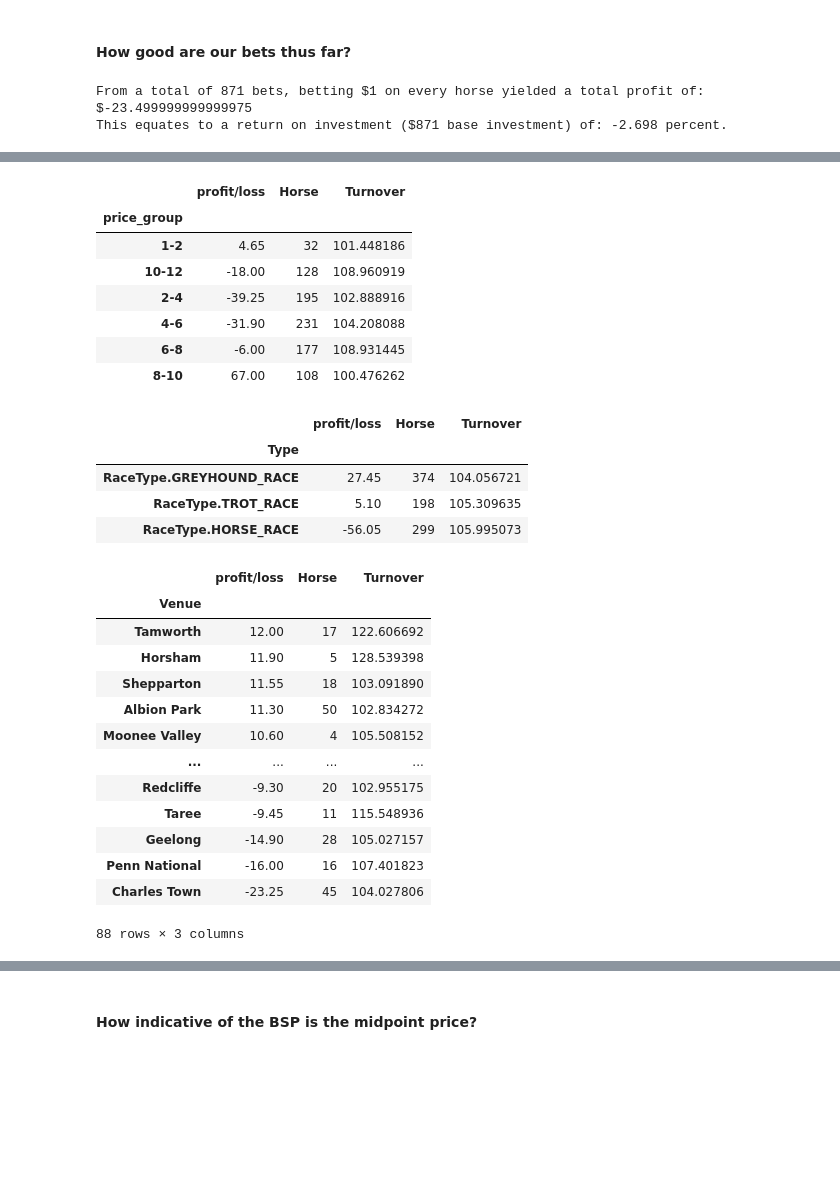
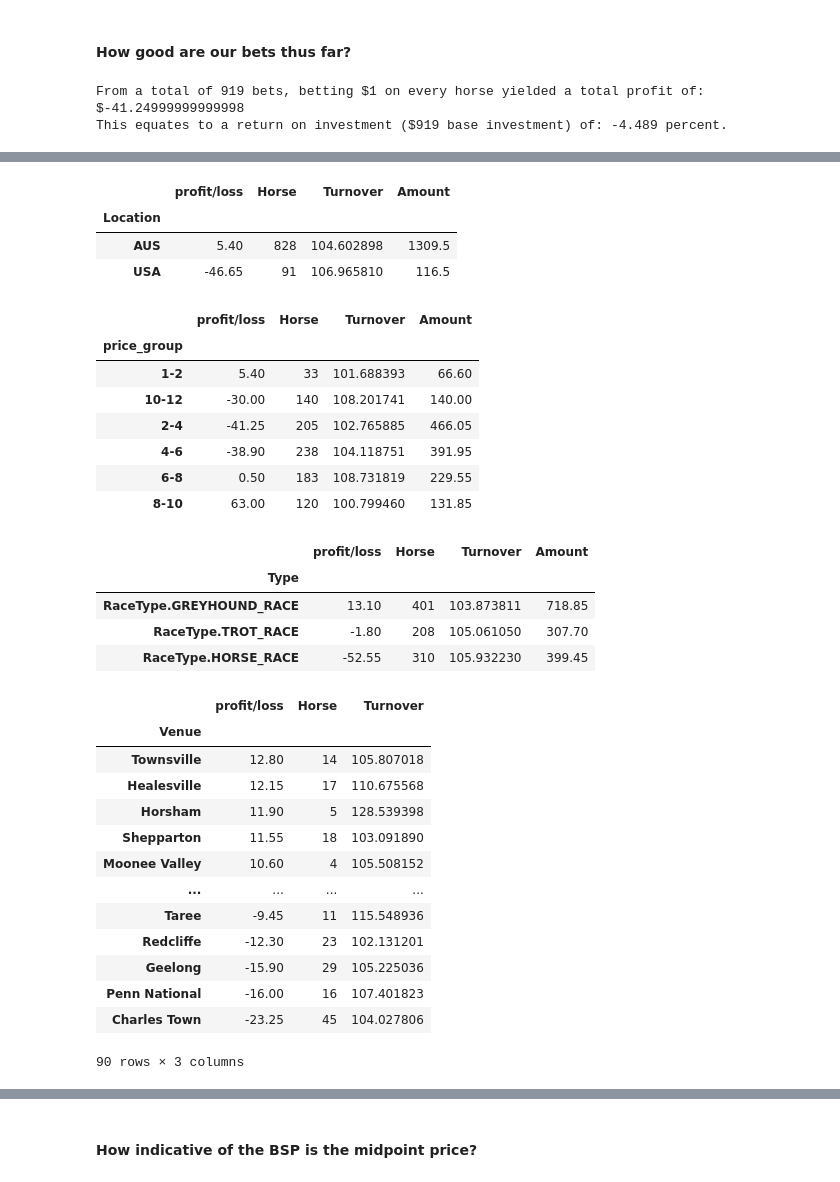
Before and after one commit to CNPCNPCNP/Horseracing-Arbitrage, a Jupyter notebook: log_data_analysis.ipynb, the cells around one changed output, grey strips where cells are left out. Cells and saved outputs as stored; diff of their text form; code cells hidden in the pictures; blank space fills up the shorter version.

```diff
--- a/log_data_analysis.ipynb
+++ b/log_data_analysis.ipynb
@@ -31,8 +62,10 @@ returns = profit / len(all_bets) * 100
 location_returns = all_bets.groupby('Location')['profit/loss'].sum()
 location_returns_n = all_bets.groupby('Location')['Horse'].count()
 location_returns_t = all_bets.groupby('Location')['Turnover'].mean()
+location_returns_amount = all_bets.groupby('Location')['Amount'].sum()
 location_returns = pd.DataFrame(location_returns.sort_values(ascending=False)).merge(location_returns_n, left_index=True, right_index=True)
 location_returns = location_returns.merge(location_returns_t, left_index=True, right_index=True)
+location_returns = location_returns.merge(location_returns_amount, left_index=True, right_index=True)
 
 venue_returns = all_bets.groupby('Venue')['profit/loss'].sum()
 venue_returns_n = all_bets.groupby('Venue')['Horse'].count()
@@ -43,8 +76,18 @@ venue_returns = venue_returns.merge(venure_returns_t, left_index=True, right_ind
 race_type_returns = all_bets.groupby('Type')['profit/loss'].sum()
 race_type_returns_n = all_bets.groupby('Type')['Horse'].count()
 race_type_returns_t = all_bets.groupby('Type')['Turnover'].mean()
+race_type_returns_amount = all_bets.groupby('Type')['Amount'].sum()
 race_type_returns = pd.DataFrame(race_type_returns.sort_values(ascending=False)).merge(race_type_returns_n, left_index=True, right_index=True)
 race_type_returns = race_type_returns.merge(race_type_returns_t, left_index=True, right_index=True)
+race_type_returns = race_type_returns.merge(race_type_returns_amount, left_index=True, right_index=True)
+
+aus_type_returns = all_bets.groupby(['Location', 'Type'])['profit/loss'].sum()
+aus_type_returns_n = all_bets.groupby(['Location', 'Type'])['Horse'].count()
+aus_type_returns_t = all_bets.groupby(['Location', 'Type'])['Turnover'].mean()
+aus_type_returns_amount = all_bets.groupby(['Location', 'Type'])['Amount'].sum()
+aus_type_returns = pd.DataFrame(aus_type_returns.sort_values(ascending=False)).merge(aus_type_returns_n, left_index=True, right_index=True)
+aus_type_returns = aus_type_returns.merge(aus_type_returns_t, left_index=True, right_index=True)
+aus_type_returns = aus_type_returns.merge(aus_type_returns_amount, left_index=True, right_index=True)
 # %%
 # let's group the data by price and see if there is a difference in profit/loss and turnover by price:
 conditions = [(all_bets['Price'] >= 1) & (all_bets['Price'] < 2),
@@ -66,18 +109,21 @@ all_bets['price_group'] = np.select(conditions, price_group)
 price_type_returns = all_bets.groupby('price_group')['profit/loss'].sum()
 price_type_returns_n = all_bets.groupby('price_group')['Horse'].count()
 price_type_returns_t = all_bets.groupby('price_group')['Turnover'].mean()
+price_type_returns_amount = all_bets.groupby('price_group')['Amount'].sum()
 price_type_returns = pd.DataFrame(price_type_returns).merge(price_type_returns_n, left_index=True, right_index=True)
 price_type_returns = price_type_returns.merge(price_type_returns_t, left_index=True, right_index=True)
+price_type_returns = price_type_returns.merge(price_type_returns_amount, left_index=True, right_index=True)
 # %% [markdown]
 #### How good are our bets thus far?
 # %%
 print(f'From a total of {len(all_bets)} bets, betting $1 on every horse yielded a total profit of: ${profit}')
 print(f'This equates to a return on investment (${len(all_bets)} base investment) of: {round(returns, 3)} percent.')
 
+display(aus_type_returns)
 display(location_returns)
 display(price_type_returns)
 display(race_type_returns)
 display(venue_returns)
 # %% [output]
-From a total of 871 bets, betting $1 on every horse yielded a total profit of: $-23.499999999999975
-This equates to a return on investment ($871 base investment) of: -2.698 percent.
+From a total of 919 bets, betting $1 on every horse yielded a total profit of: $-41.24999999999998
+This equates to a return on investment ($919 base investment) of: -4.489 percent.
@@ -88,30 +136,34 @@ This equates to a return on investment ($871 base investment) of: -2.698 percent
-|  | profit/loss | Horse | Turnover |
-| price_group |  |  |  |
-| 1-2 | 4.65 | 32 | 101.448186 |
-| 10-12 | -18.00 | 128 | 108.960919 |
-| 2-4 | -39.25 | 195 | 102.888916 |
-| 4-6 | -31.90 | 231 | 104.208088 |
-| 6-8 | -6.00 | 177 | 108.931445 |
-| 8-10 | 67.00 | 108 | 100.476262 |
+|  | profit/loss | Horse | Turnover | Amount |
+| Location |  |  |  |  |
+| AUS | 5.40 | 828 | 104.602898 | 1309.5 |
+| USA | -46.65 | 91 | 106.965810 | 116.5 |
-|  | profit/loss | Horse | Turnover |
-| Type |  |  |  |
-| RaceType.GREYHOUND_RACE | 27.45 | 374 | 104.056721 |
-| RaceType.TROT_RACE | 5.10 | 198 | 105.309635 |
-| RaceType.HORSE_RACE | -56.05 | 299 | 105.995073 |
+|  | profit/loss | Horse | Turnover | Amount |
+| price_group |  |  |  |  |
+| 1-2 | 5.40 | 33 | 101.688393 | 66.60 |
+| 10-12 | -30.00 | 140 | 108.201741 | 140.00 |
+| 2-4 | -41.25 | 205 | 102.765885 | 466.05 |
+| 4-6 | -38.90 | 238 | 104.118751 | 391.95 |
+| 6-8 | 0.50 | 183 | 108.731819 | 229.55 |
+| 8-10 | 63.00 | 120 | 100.799460 | 131.85 |
-|  | profit/loss | Horse | Turnover |
-| Venue |  |  |  |
-| Tamworth | 12.00 | 17 | 122.606692 |
-| Horsham | 11.90 | 5 | 128.539398 |
-| Shepparton | 11.55 | 18 | 103.091890 |
-| Albion Park | 11.30 | 50 | 102.834272 |
-| Moonee Valley | 10.60 | 4 | 105.508152 |
-| ... | ... | ... | ... |
-| Redcliffe | -9.30 | 20 | 102.955175 |
-| Taree | -9.45 | 11 | 115.548936 |
-| Geelong | -14.90 | 28 | 105.027157 |
-| Penn National | -16.00 | 16 | 107.401823 |
-| Charles Town | -23.25 | 45 | 104.027806 |
+|  | profit/loss | Horse | Turnover | Amount |
+| Type |  |  |  |  |
+| RaceType.GREYHOUND_RACE | 13.10 | 401 | 103.873811 | 718.85 |
+| RaceType.TROT_RACE | -1.80 | 208 | 105.061050 | 307.70 |
+| RaceType.HORSE_RACE | -52.55 | 310 | 105.932230 | 399.45 |
+|  | profit/loss | Horse | Turnover |
+| Venue |  |  |  |
+| Townsville | 12.80 | 14 | 105.807018 |
+| Healesville | 12.15 | 17 | 110.675568 |
+| Horsham | 11.90 | 5 | 128.539398 |
+| Shepparton | 11.55 | 18 | 103.091890 |
+| Moonee Valley | 10.60 | 4 | 105.508152 |
+| ... | ... | ... | ... |
+| Taree | -9.45 | 11 | 115.548936 |
+| Redcliffe | -12.30 | 23 | 102.131201 |
+| Geelong | -15.90 | 29 | 105.225036 |
+| Penn National | -16.00 | 16 | 107.401823 |
+| Charles Town | -23.25 | 45 | 104.027806 |
-88 rows × 3 columns
+90 rows × 3 columns
 # %%
 all_bets['aus_horse_race'] = np.where((all_bets['Location'] == 'AUS') & (all_bets['Type'] == 'RaceType.HORSE_RACE'), 1, 0)
 aus_horse_returns_p = all_bets.groupby('aus_horse_race')['profit/loss'].sum()
```
Also changed, not shown: parts of 13 cells of this notebook.
